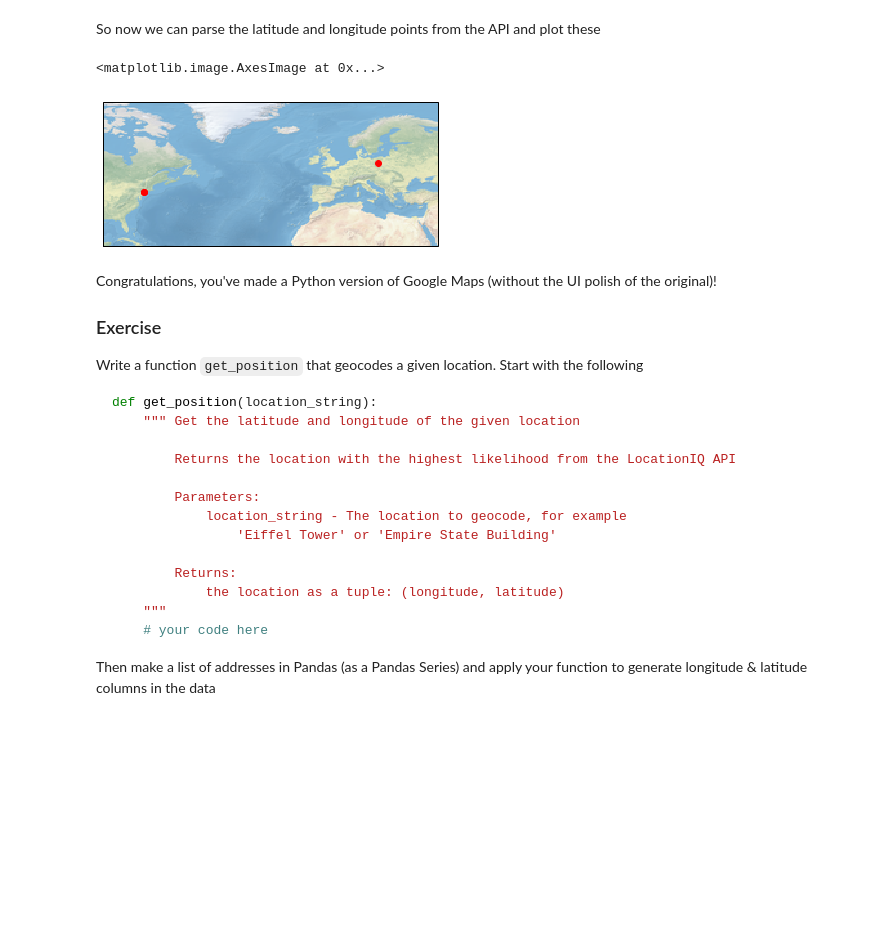
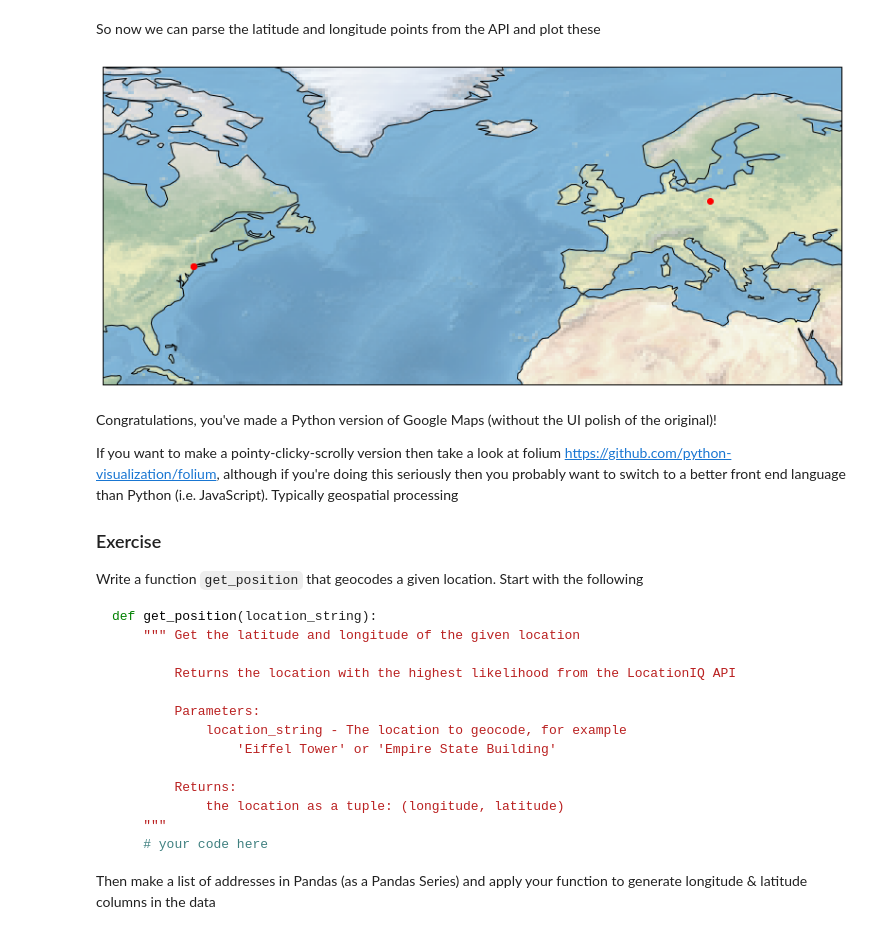
Before and after one commit to rickguerini/11-spatial-data, a Jupyter notebook: notebooks/11.1_calling_an_api.ipynb, the cells around one changed output. Saved outputs shown, nothing was run; the diff lists cells and outputs as text; code cells hidden in the pictures; blank space fills up the shorter version.

```diff
--- a/notebooks/11.1_calling_an_api.ipynb
+++ b/notebooks/11.1_calling_an_api.ipynb
@@ -118,22 +145,27 @@ So now we can parse the latitude and longitude points from the API and plot thes
 # %%
 import numpy
 
 # Extract our points for each hit
 points = numpy.array([
     (float(hit['lon']), float(hit['lat'])) for hit in response.json()
 ]).transpose()
 
 # Generate our basemap & points
 proj = crs.PlateCarree()
 ax = plt.axes(projection=proj)
 ax.set_extent((-90, 40, 20, 60))  # sets bounds as (min_lon, max_lon, min_lat, max_lat)
 plt.plot(points[0], points[1], 'ro')
 ax.stock_img()
+ax.coastlines()
+
+# Resize the image to make it a bit bigger
+plt.gcf().set_size_inches(14, 8)
 # %% [output]
-<matplotlib.image.AxesImage at 0x...>
-[figure, old version]
+[figure, new version]
 # %% [markdown]
 Congratulations, you've made a Python version of Google Maps (without the UI polish of the original)!
+
+If you want to make a pointy-clicky-scrolly version then take a look at folium https://github.com/python-visualization/folium, although if you're doing this seriously then you probably want to switch to a better front end language than Python (i.e. JavaScript). Typically geospatial processing
 
 ### Exercise
 
```
Also changed, not shown: parts of 8 cells of this notebook.
